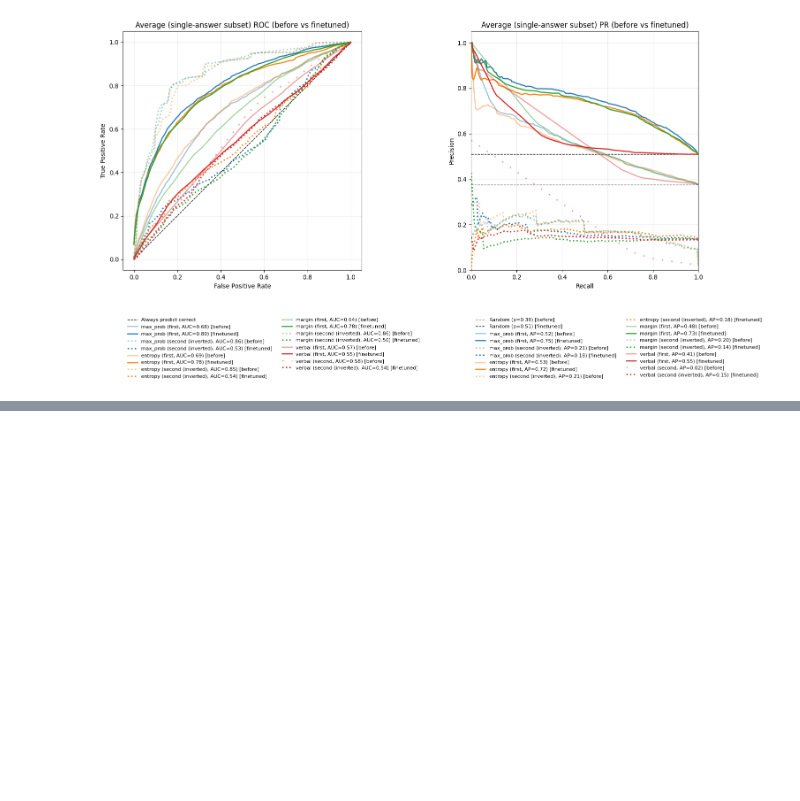
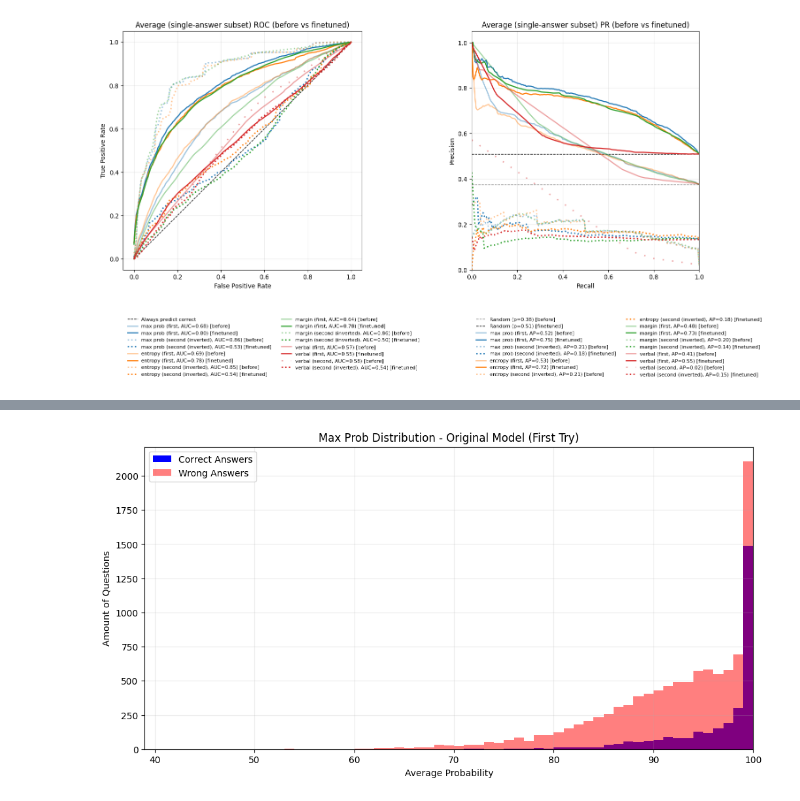
Before and after one commit to oskarpau/tf_project, a Jupyter notebook: src/analysis_finetuned_3epochs.ipynb, the cells around one changed output, grey strips where cells are left out. Cells and saved outputs as stored; diff of their text form; code cells hidden in the pictures; blank space fills up the shorter version.

```diff
--- a/src/analysis_finetuned_3epochs.ipynb
+++ b/src/analysis_finetuned_3epochs.ipynb
@@ -635,0 +818,5 @@ plot_first_vs_second_counts_compare(before_df, before_single, finetuned_df, fine
+# %%
+# Show for finetuned model (First Try)
+plot_max_prob_histogram(before_single, title="Max Prob Distribution - Original Model (First Try)")
+# %% [output]
+[figure, added]
```
Also changed, not shown: parts of 18 cells of this notebook, 7 other files.
